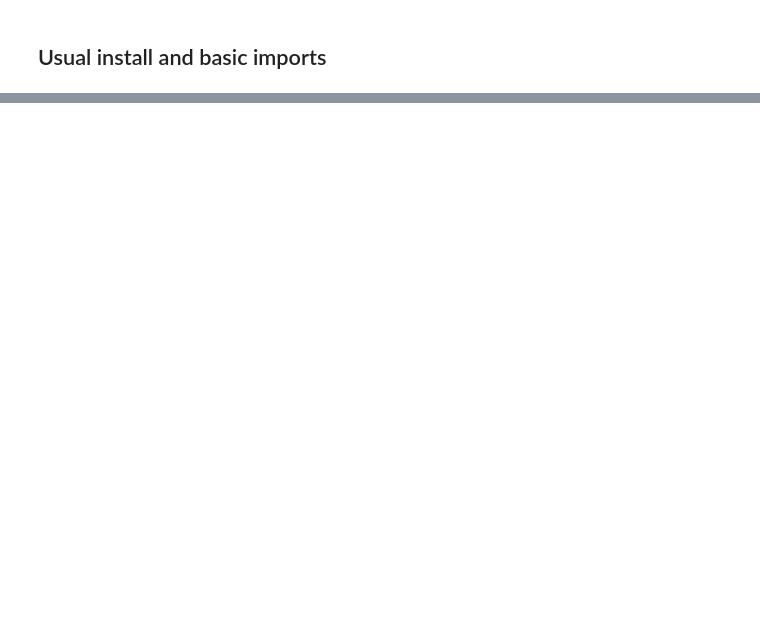
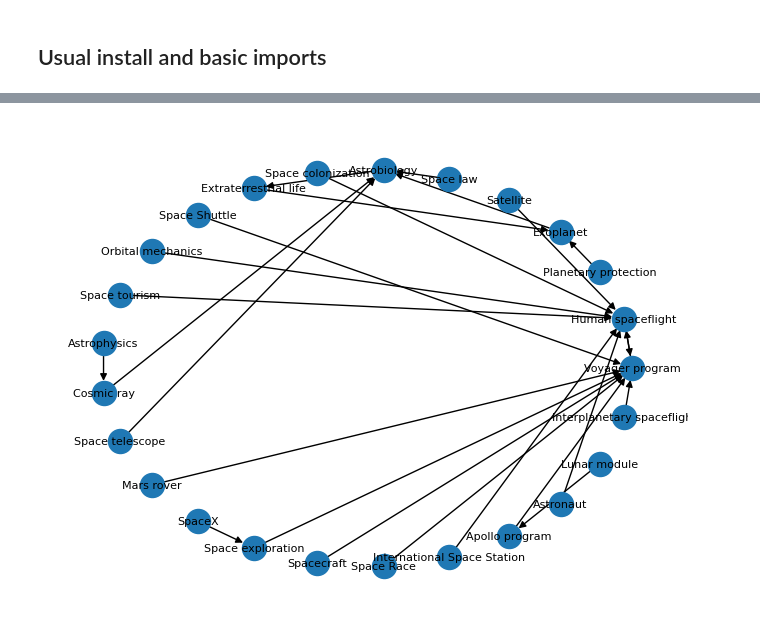
Before and after one commit to UniVR-DH/ADHLab, a Jupyter notebook: lecture06.ipynb, the cells around one changed output, grey strips where cells are left out. Cells and saved outputs as stored; diff of their text form; code cells hidden in the pictures; blank space fills up the shorter version.

```diff
--- a/lecture06.ipynb
+++ b/lecture06.ipynb
@@ -43,0 +45,35 @@ Successfully installed cloudpathlib-0.16.0 spacy-3.7.0 weasel-0.3.4
+# %%
+import wikipediaapi
+import re
+
+
+def get_wikipedia_page_links(title, wiki_wiki, valid_pages):
+    page_py = wiki_wiki.page(title)
+
+    links = page_py.links
+    valid_links = set()
+    for next_page in links.values():
+      try: # We use a "try" to skip in case of errors
+        page_title = next_page.title
+
+        if page_title in valid_pages:
+          valid_links.add(page_title)
+
+      except Exception as ex:
+        print("\tError retrieving", next_page.title)
+    print("Found {} and kept {} links".format(len(links), len(valid_links)))
+    return valid_links
+# %%
+import networkx as nx
+
+def build_directed_graph(page_links):
+    G = nx.DiGraph()
+
+    for page_title, links in page_links.items():
+        # Add nodes and edges to the graph
+        G.add_node(page_title)
+        for link in links:
+            if link in page_links:
+                G.add_edge(page_title, link)
+            break
+    return G
@@ -43,0 +162,6 @@ Successfully installed cloudpathlib-0.16.0 spacy-3.7.0 weasel-0.3.4
+# %%
+pos = nx.circular_layout(space_exploration_graph)
+nx.draw(space_exploration_graph, pos, with_labels=True, font_size=8, font_color='black', node_size=300)
+plt.show()
+# %% [output]
+[figure, added]
```
Also changed, not shown: parts of 3 cells of this notebook.
